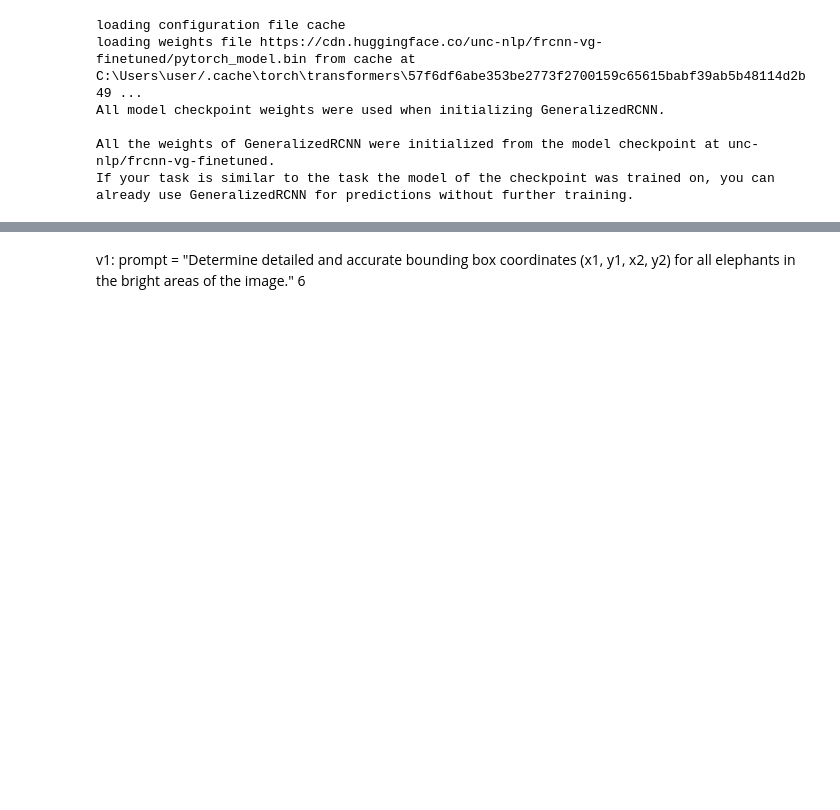
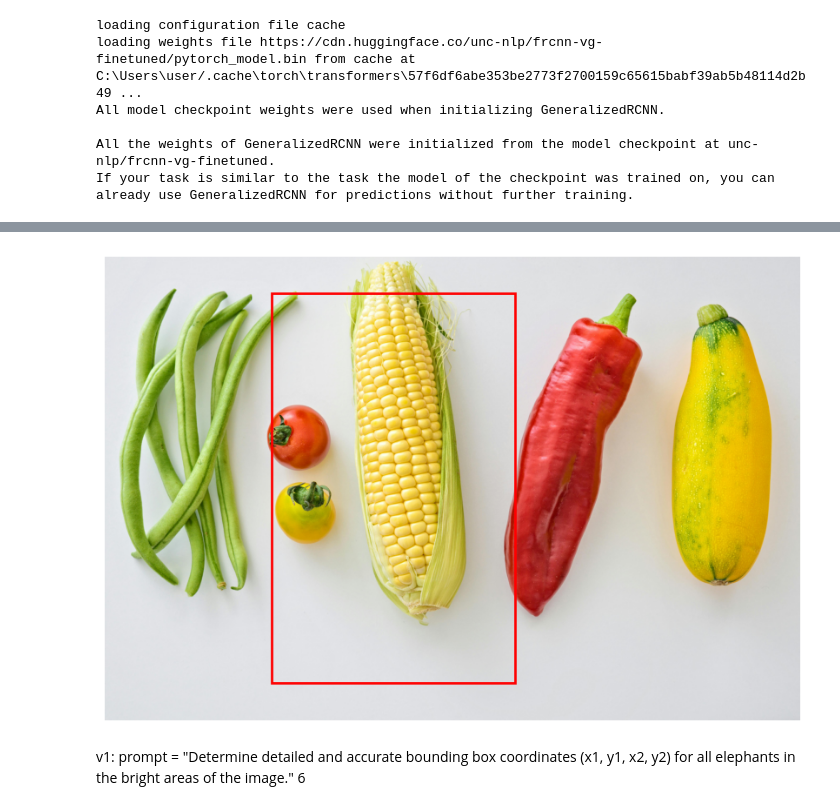
Before and after one commit to alejomaar/LLaVa-Attention-Map, a Jupyter notebook: llava.ipynb, the cells around one changed output, grey strips where cells are left out. Saved outputs shown, nothing was run; the diff lists cells and outputs as text; code cells hidden in the pictures; blank space fills up the shorter version.

```diff
--- a/llava.ipynb
+++ b/llava.ipynb
@@ -337,0 +428,4 @@ ANSWER: left
+# %%
+prompt = "Determine a detailed, accurate bounding box coordinates (x1, y1, x2, y2) for the corn"
+image_file = "https://external-content.duckduckgo.com/iu/?u=https%3A%2F%2Fimages.pexels.com%2Fphotos%2F142520%2Fpexels-photo-142520.jpeg%3Fcs%3Dsrgb%26dl%3Dpexels-mali-maeder-142520.jpg%26fm%3Djpg&f=1&nofb=1&ipt=6b69f798280050cff0d9db6f74c018a3366ac9a110d0780f48fed820eb24032f&ipo=images"
+model_path = "models/llava-v1.5-7b"
@@ -337,0 +456,39 @@ ANSWER: left
+# %%
+import matplotlib.pyplot as plt
+from PIL import Image
+
+# Example normalized coordinates (xmin, ymin, xmax, ymax)
+normalized_coords = [0.24, 0.08, 0.59, 0.92]
+image = load_image(image_file)
+
+# Convert normalized coordinates to pixel coordinates
+img_width, img_height = image.size
+
+xmin = normalized_coords[0] * img_width
+ymin = normalized_coords[1] * img_height
+xmax = normalized_coords[2] * img_width
+ymax = normalized_coords[3] * img_height
+
+# Plot the image
+plt.figure(figsize=(8, 6))
+plt.imshow(image)
+
+# Create a Rectangle patch
+rect = plt.Rectangle((xmin, ymin), xmax - xmin, ymax - ymin, linewidth=2, edgecolor='r', facecolor='none')
+
+# Add the Rectangle patch to the Axes
+plt.gca().add_patch(rect)
+
+# Remove margins and offsets
+plt.subplots_adjust(left=0, right=1, top=1, bottom=0)
+plt.axis('off')  # Turn off axis labels
+plt.gca().set_aspect('equal', adjustable='box')
+
+# Set axis limits to match image dimensions
+plt.xlim(0, img_width)
+plt.ylim(img_height, 0)  # Invert y-axis to match image coordinates
+
+# Display the plot
+plt.show()
+# %% [output]
+[figure, added]
```
Also changed, not shown: parts of 14 cells of this notebook.
